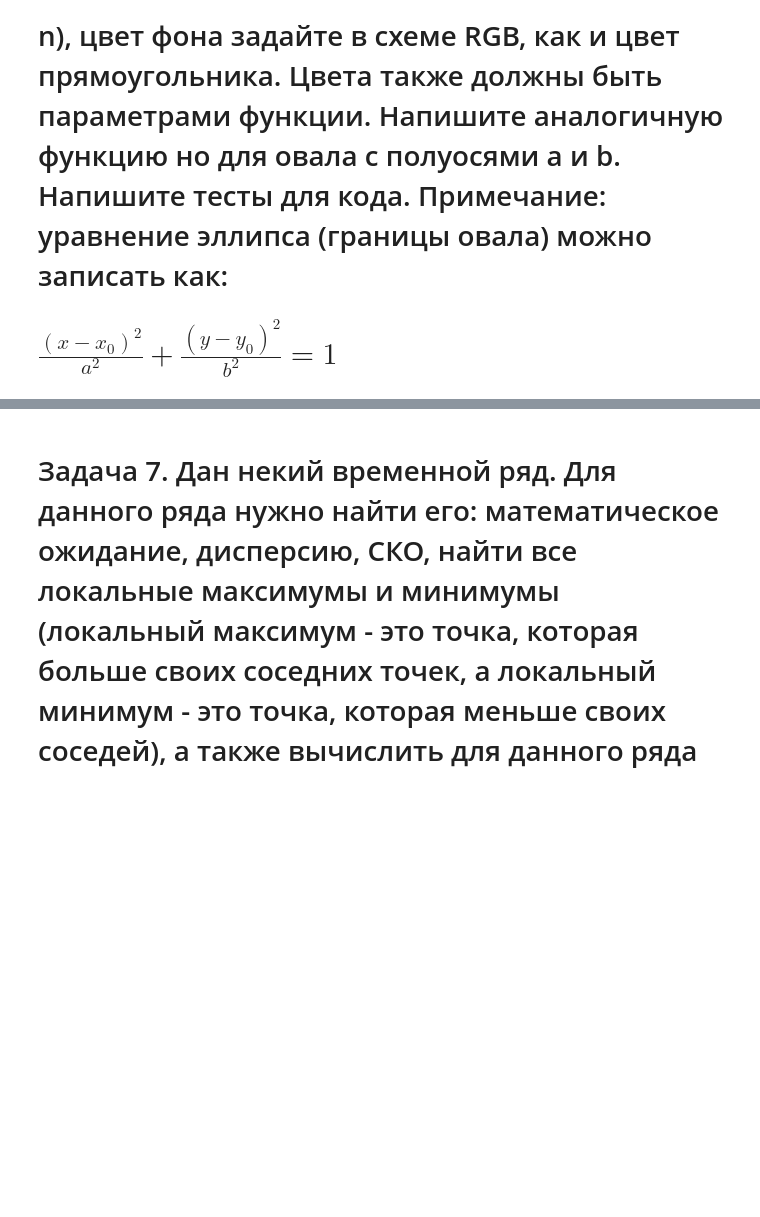
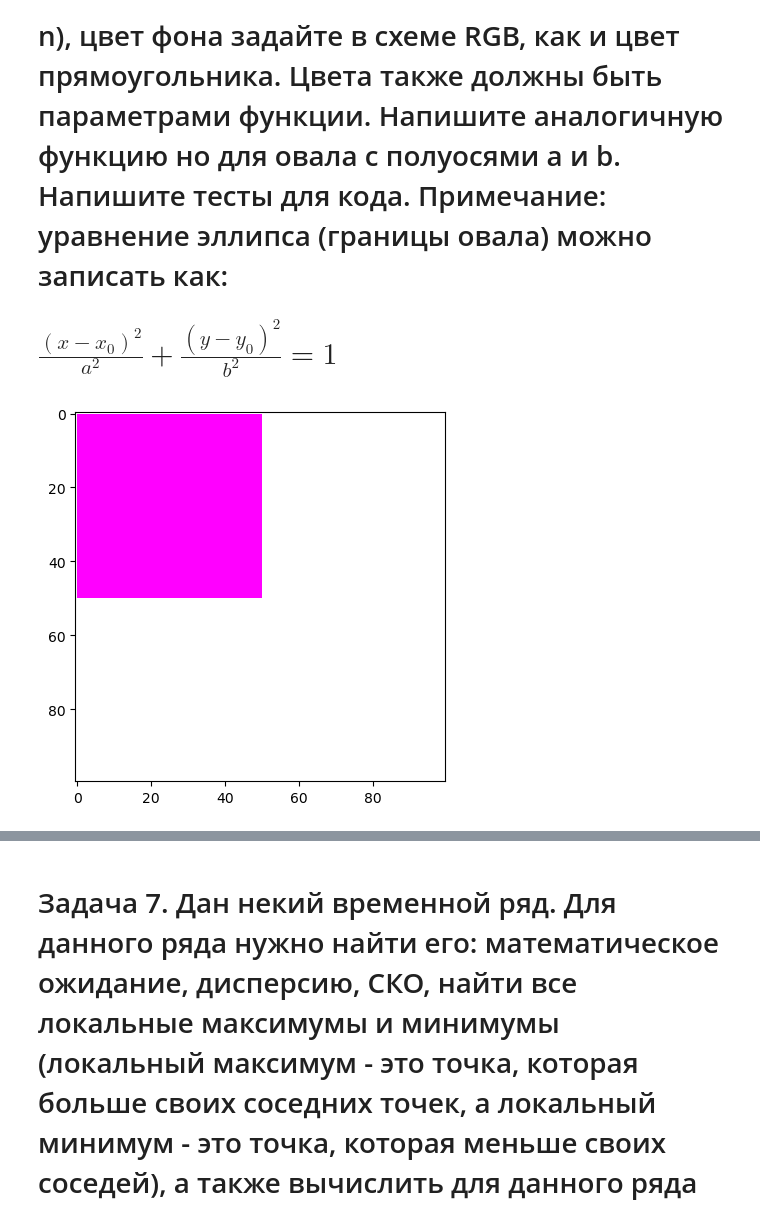
Before and after one commit to we1rd5/ds_urfu, a Jupyter notebook: lab1/numpy.ipynb, the cells around one changed output, grey strips where cells are left out. Drawn from its saved outputs; the diff is of its cells as text; code cells hidden in the pictures; blank space fills up the shorter version.

```diff
--- a/lab1/numpy.ipynb
+++ b/lab1/numpy.ipynb
@@ -154,0 +178,17 @@ def draw_ellipse(a, b, m, n, ellipse_color, background_color):
+# %%
+def draw_rectangle(a, b, m, n, rectangle_color, background_color):
+    background = [[background_color] * m] * n
+    plt.imshow(background)
+    plt.gca ().add_patch (Rectangle((0, 0), a, b, facecolor=list([i / 255 for i in rectangle_color])))
+    plt.show()
+    return
+def draw_ellipse(a, b, m, n, ellipse_color, background_color):
+    background = [[background_color] * m] * n
+    plt.imshow(background)
+    plt.gca ().add_patch (Ellipse((m / 2, n / 2), a, b, facecolor=list([i / 255 for i in ellipse_color])))
+    plt.show()
+    return
+# %%
+draw_rectangle(50, 50, 100, 100, [255, 0, 255], [255, 255, 255])
+# %% [output]
+[figure, added]
```
Also changed, not shown: parts of 9 cells of this notebook.
